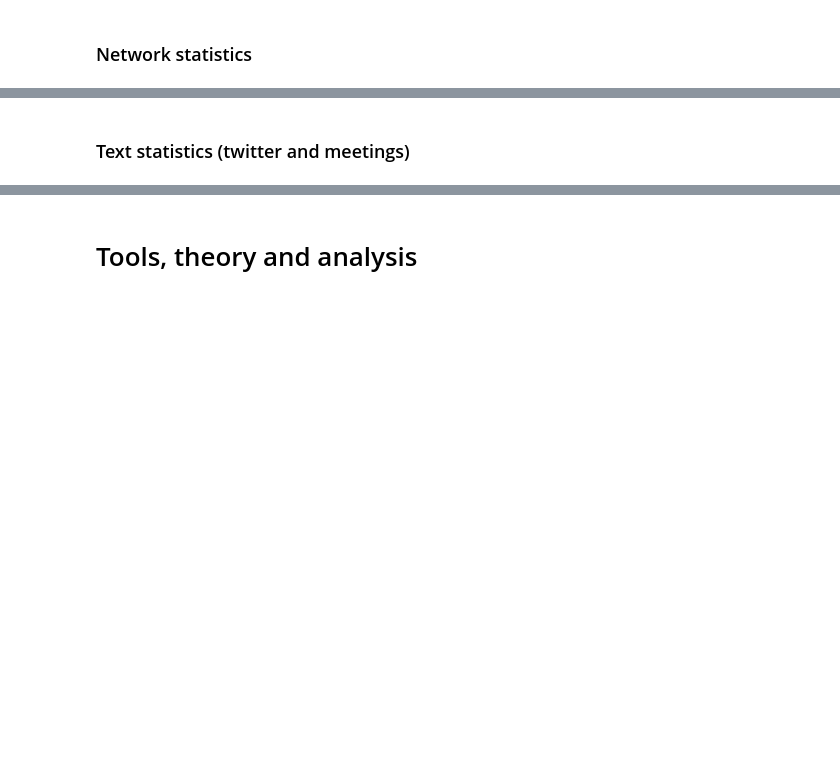
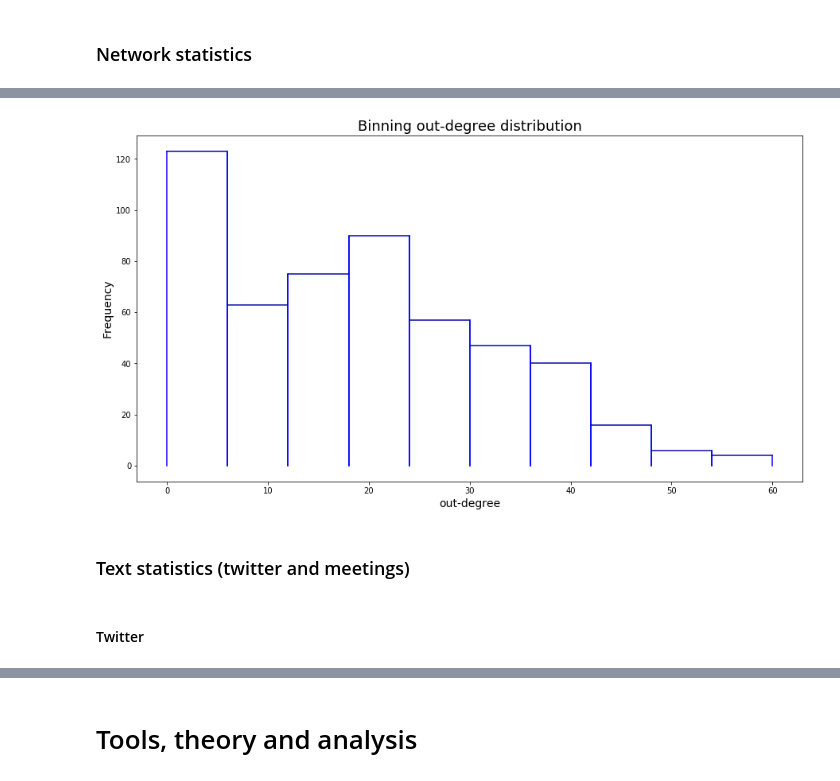
Before and after one commit to 98christianp/politiker, a Jupyter notebook: Explainer notebook.ipynb, the cells around one changed output, grey strips where cells are left out. Drawn from its saved outputs; the diff is of its cells as text; code cells hidden in the pictures; blank space fills up the shorter version.

```diff
--- a/Explainer notebook.ipynb
+++ b/Explainer notebook.ipynb
@@ -29,2 +363,30 @@ Authors: Christian Engelbrekt Petersen, Frederik Kromann Hansen & Lau Johansson
+# %%
+hist,bin_edges=np.histogram(list_out,bins=10)
+
+rightboundary=bin_edges[1:]
+leftboundary=bin_edges[:-1]
+newlist_out=[] # list with leftboundary1,rightboundary1,leftboundary2,rightboundary2
+newvalues_out=[] # histvalue1,histvalue1,histvalue2,histvalue2,....
+for i in range(len(rightboundary)):
+    newlist_out.append(leftboundary[i])
+    newvalues_out.append(hist[i])
+    newlist_out.append(rightboundary[i])
+    newvalues_out.append(hist[i])
+points_out=zip(newlist_out,newvalues_out)
+
+plt.figure(figsize=(15,8))
+plt.plot(newlist_out,newvalues_out,color='#0504aa')
+for pt in points_out:
+    plt.plot( [pt[0],pt[0]], [0,pt[1]],color="blue" )
+
+plt.title('Binning out-degree distribution',fontsize=18)
+plt.xlabel("out-degree",fontsize=14)
+plt.ylabel("Frequency",fontsize=14)
+#plt.axis([0, 140, 0, 200])
+plt.show()
+# %% [output]
+[figure, added]
 # %% [markdown]
 ### Text statistics (twitter and meetings)
+# %% [markdown]
+#### Twitter
```
Also changed, not shown: parts of 67 cells of this notebook, 20 other files.
